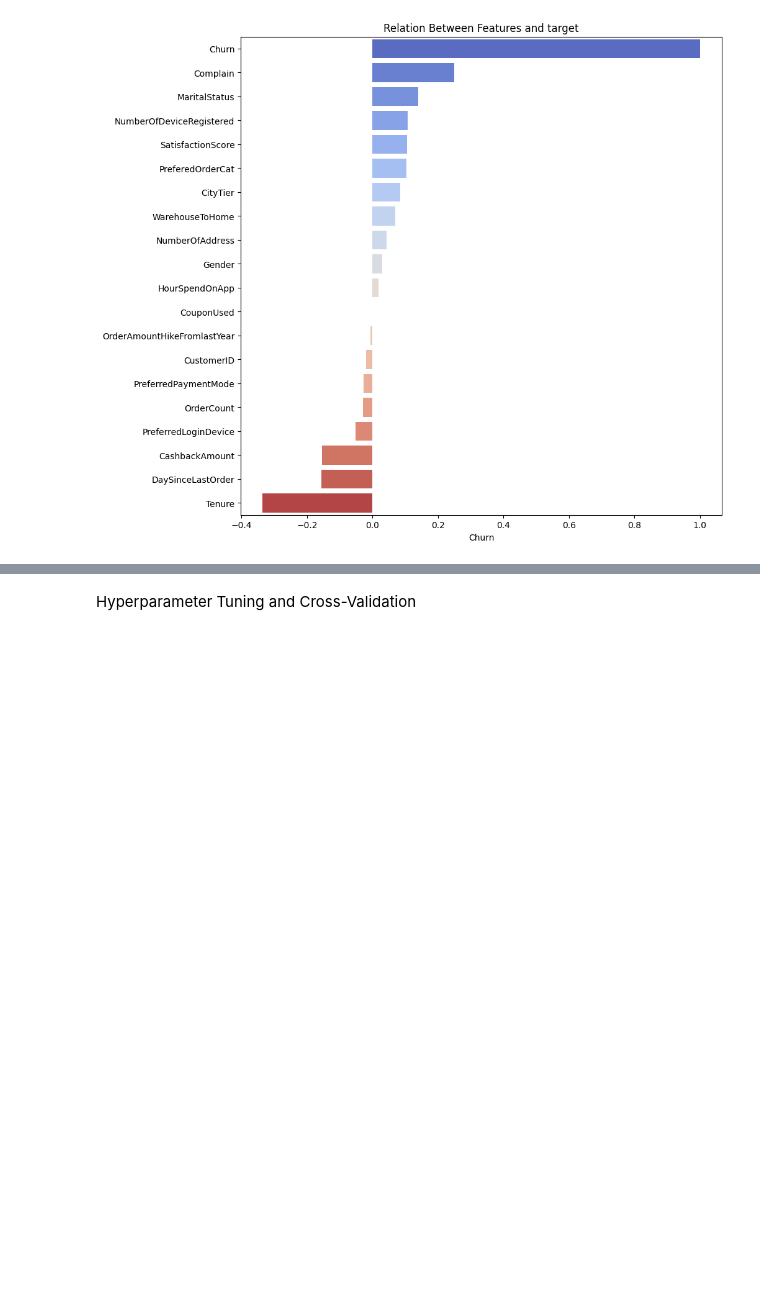
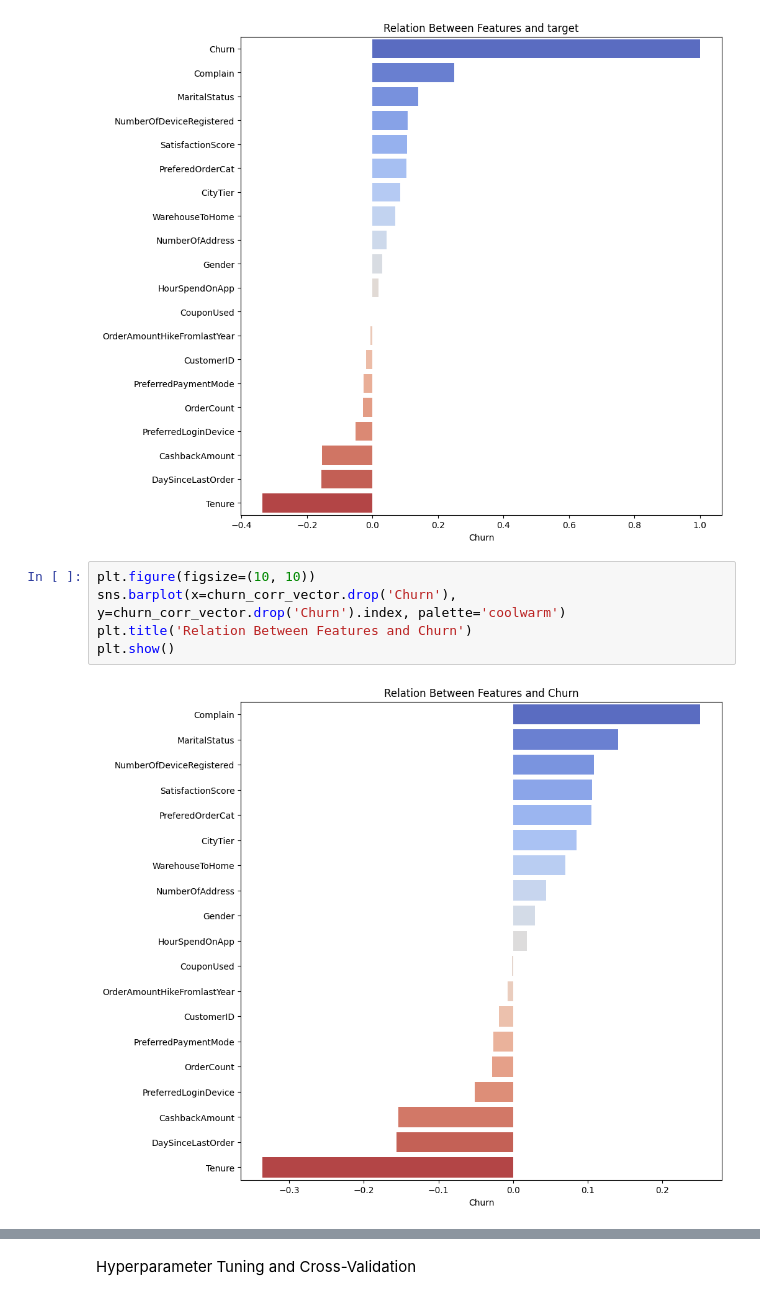
Before and after one commit to CCT-Dublin/capstone-project-riccardopossier, a Jupyter notebook: CA2_RP.ipynb, the cells around one changed output, grey strips where cells are left out. Drawn from its saved outputs; the diff is of its cells as text; blank space fills up the shorter version.

```diff
--- a/CA2_RP.ipynb
+++ b/CA2_RP.ipynb
@@ -461,3 +455,10 @@ plt.title('Relation Between Features and target')
 # %% [output]
 Text(0.5, 1.0, 'Relation Between Features and target')
 [figure]
+# %%
+plt.figure(figsize=(10, 10))
+sns.barplot(x=churn_corr_vector.drop('Churn'), y=churn_corr_vector.drop('Churn').index, palette='coolwarm')
+plt.title('Relation Between Features and Churn')
+plt.show()
+# %% [output]
+[figure, added]
```
Also changed, not shown: parts of 3 cells of this notebook.
